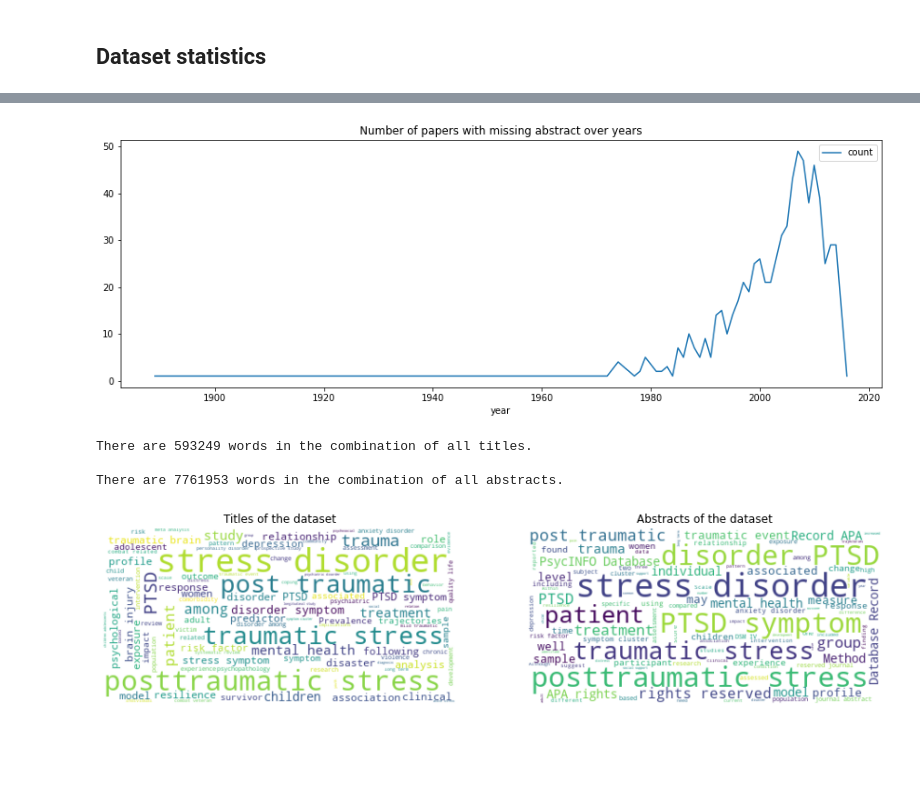
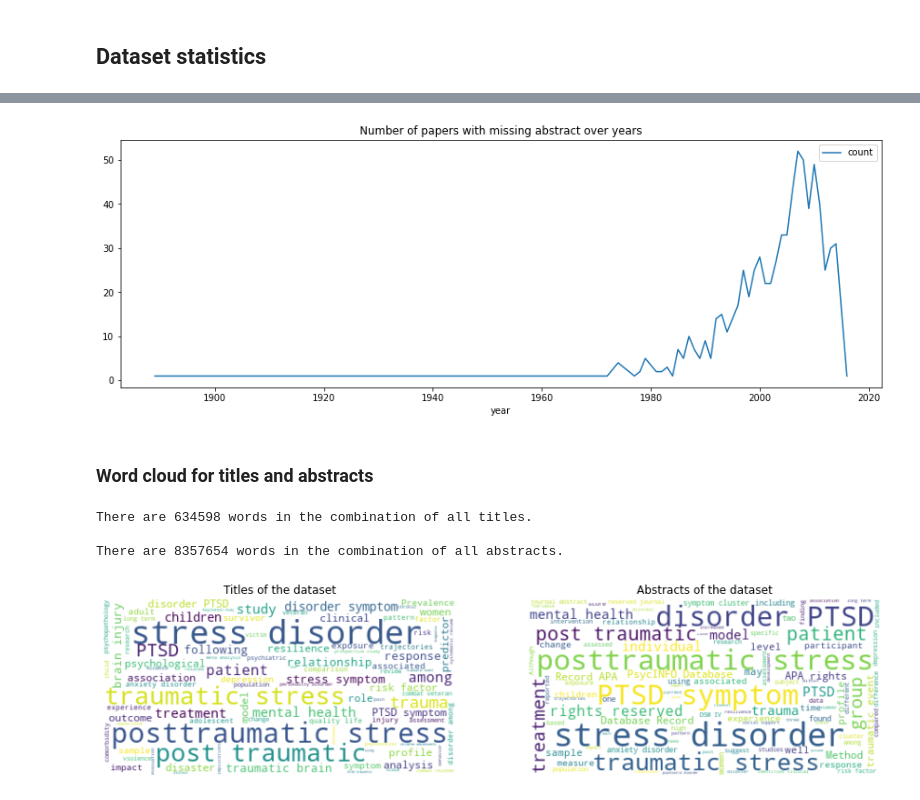
Before and after one commit to asreview/synergy-dataset, a Jupyter notebook: datasets/van_de_Schoot_2017/process_van_de_Schoot_dataset.ipynb, the cells around one changed output, grey strips where cells are left out. Drawn from its saved outputs; the diff is of its cells as text; code cells hidden in the pictures; blank space fills up the shorter version.

```diff
--- a/datasets/van_de_Schoot_2017/process_van_de_Schoot_dataset.ipynb
+++ b/datasets/van_de_Schoot_2017/process_van_de_Schoot_dataset.ipynb
@@ -69,0 +81,6 @@ df_merged["record_id"] = df_merged.index + 1
+# %%
+# if duplicate, duplicate_id indicates the corresponding record_id, otherwise NA
+for i in range(len(df_all)):
+    if df_all.loc[i, "duplicate_record_id"] == 1:
+        df_all.loc[i, "duplicate_record_id"] = df_all.loc[~duplicate & df_all.loc[~duplicate, "title_clean"].isin([df_all.loc[i, "title_clean"]]), "record_id"].tolist()
+df_all.duplicate_record_id = df_all.duplicate_record_id.astype("Int64")
@@ -70,8 +89,8 @@ df_merged["record_id"] = df_merged.index + 1
 # %%
-# impute title with secondary title if NA
-df_merged.fillna({"title": df_merged["secondary_title"]}, inplace=True)
+# impute missing title with secondary title
+df_all.fillna({"title": df_all["secondary_title"]}, inplace=True)
 # %%
 # fix unexpected value/mark
-df_merged.loc[df_merged.year == 0, "year"] = np.nan
-df_merged["authors"] = df_merged["authors"].str.replace("[\\[']", "", regex=True).str.replace("\\]", "", regex=True)
-df_merged["keywords"] = df_merged["keywords"].str.replace("[\\[']", "", regex=True).str.replace("\\]", "", regex=True)
+df_all.loc[df_all.year == 0, "year"] = np.nan
+df_all["authors"] = df_all["authors"].str.replace("[\\[']", "", regex=True).str.replace("\\]", "", regex=True)
+df_all["keywords"] = df_all["keywords"].str.replace("[\\[']", "", regex=True).str.replace("\\]", "", regex=True)
@@ -78,6 +99,6 @@ df_merged["keywords"] = df_merged["keywords"].str.replace("[\\[']", "", regex=Tr
 # %%
-# retain useful columns and sort by labels
-df_merged = df_merged[["record_id", "title", "abstract", "keywords", "authors", "year", "doi", "label_dir_included", "label_included", "label_abstract_screening"]]
+df_all.sort_values("record_id", inplace=True)
+df_all = df_all[["record_id", "title", "abstract", "keywords", "authors", "year", "date", "doi", "label_included", "label_abstract_screening", "duplicate_record_id"]]
 # %% [markdown]
 ## Export datasets
 # %%
@@ -134,37 +168,38 @@ plt.show()
 # %%
 # missing abstract over years
-df_merged["abstract"].isna().groupby(df_merged["year"]).sum().astype(int).\
+df_all["abstract"].isna().groupby(df_all["year"]).sum().astype(int).\
 reset_index(name="count").set_index("year").\
 plot(figsize=(15,5))
 plt.title("Number of papers with missing abstract over years")
 plt.show()
 # %% [output]
-[figure, old version]
+[figure, new version]
+# %% [markdown]
+### Word cloud for titles and abstracts
 # %%
-# word cloud for titles and abstracts
 # create stopword list
 stopwords = set(STOPWORDS)
 stopwords.update(["effect", "effects", "result", "results", "conclusion", "conclusions"])
 
 # create word cloud text
-title_text = " ".join(word for word in df_merged.title.dropna())
-abstract_text = " ".join(word for word in df_merged.abstract.dropna())
+title_text = " ".join(word for word in df_all.title.dropna())
+abstract_text = " ".join(word for word in df_all.abstract.dropna())
 print ("There are {} words in the combination of all titles.".format(len(title_text)), "\n")
 print ("There are {} words in the combination of all abstracts.".format(len(abstract_text)), "\n")
 
 # generate word cloud images
 title_wordcloud = WordCloud(stopwords=stopwords, max_words=100, background_color="white").generate(title_text)
 abstract_wordcloud = WordCloud(stopwords=stopwords, max_words=100, background_color="white").generate(abstract_text)
 fig, (ax1, ax2) = plt.subplots(nrows=1, ncols=2, figsize=[15, 15])
 ax1.imshow(title_wordcloud, interpolation="bilinear")
 ax1.set_title("Titles of the dataset")
 ax1.axis("off")
 ax2.imshow(abstract_wordcloud, interpolation="bilinear")
 ax2.set_title("Abstracts of the dataset")
 ax2.axis("off")
 plt.show()
 # %% [output]
-There are 593249 words in the combination of all titles.
+There are 634598 words in the combination of all titles.
 
-There are 7761953 words in the combination of all abstracts.
+There are 8357654 words in the combination of all abstracts.
-[figure, old version]
+[figure, new version]
```
Also changed, not shown: parts of 19 cells of this notebook, 1 other file.
